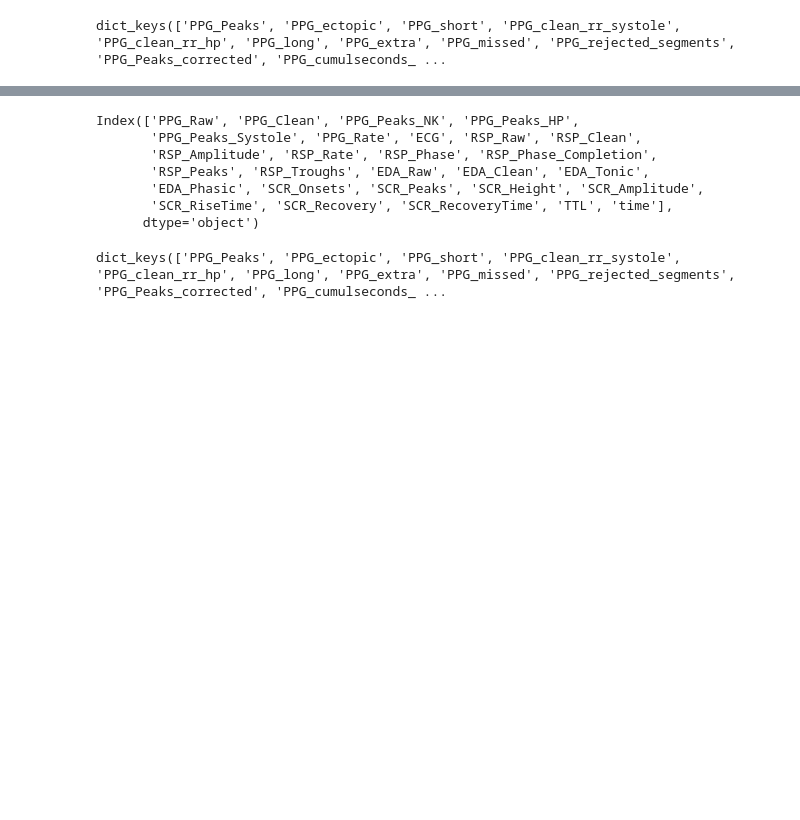
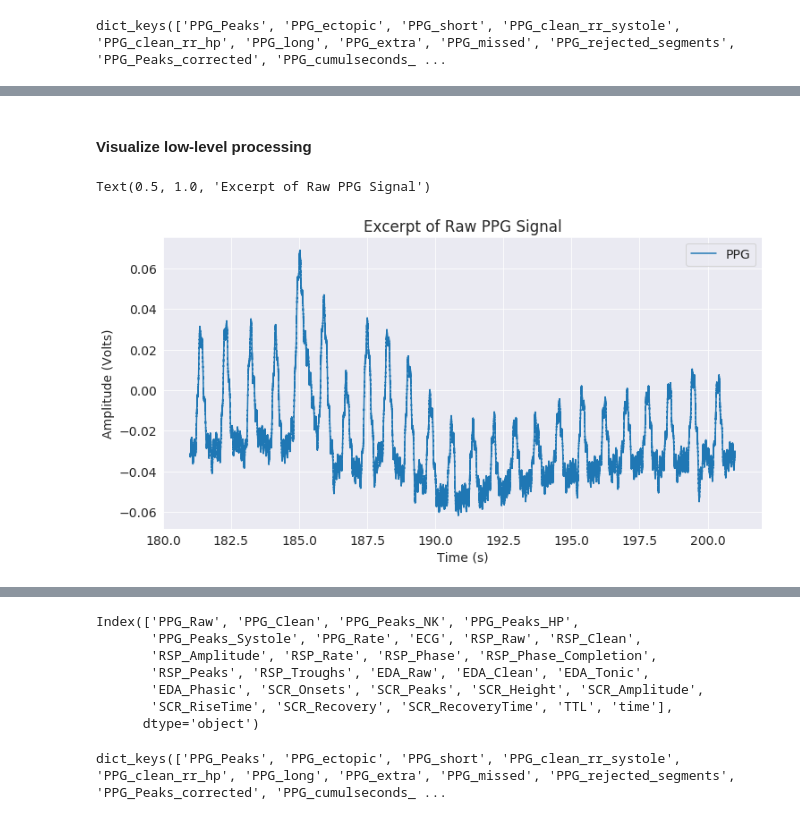
Before and after one commit to sangfrois/ds_prep, a Jupyter notebook: physio/notebooks/cleaning.ipynb, the cells around one changed output, grey strips where cells are left out. Cells and saved outputs as stored; diff of their text form; code cells hidden in the pictures; blank space fills up the shorter version.

```diff
--- a/physio/notebooks/cleaning.ipynb
+++ b/physio/notebooks/cleaning.ipynb
@@ -149,3 +223,5 @@ Loading BokehJS ...
 [interactive output not drawn]
 [interactive output not drawn]
 [interactive output not drawn]
+# %% [markdown]
+#### Visualize low-level processing
@@ -151,0 +236,8 @@ Loading BokehJS ...
+# %%
+bio_df[['PPG','time']][1900000:2100000].plot(x='time')
+plt.ylabel('Amplitude (Volts)')
+plt.xlabel('Time (s)')
+plt.title("Excerpt of Raw PPG Signal")
+# %% [output]
+Text(0.5, 1.0, 'Excerpt of Raw PPG Signal')
+[figure, added]
```
Also changed, not shown: parts of 68 cells of this notebook, 6 other files.
